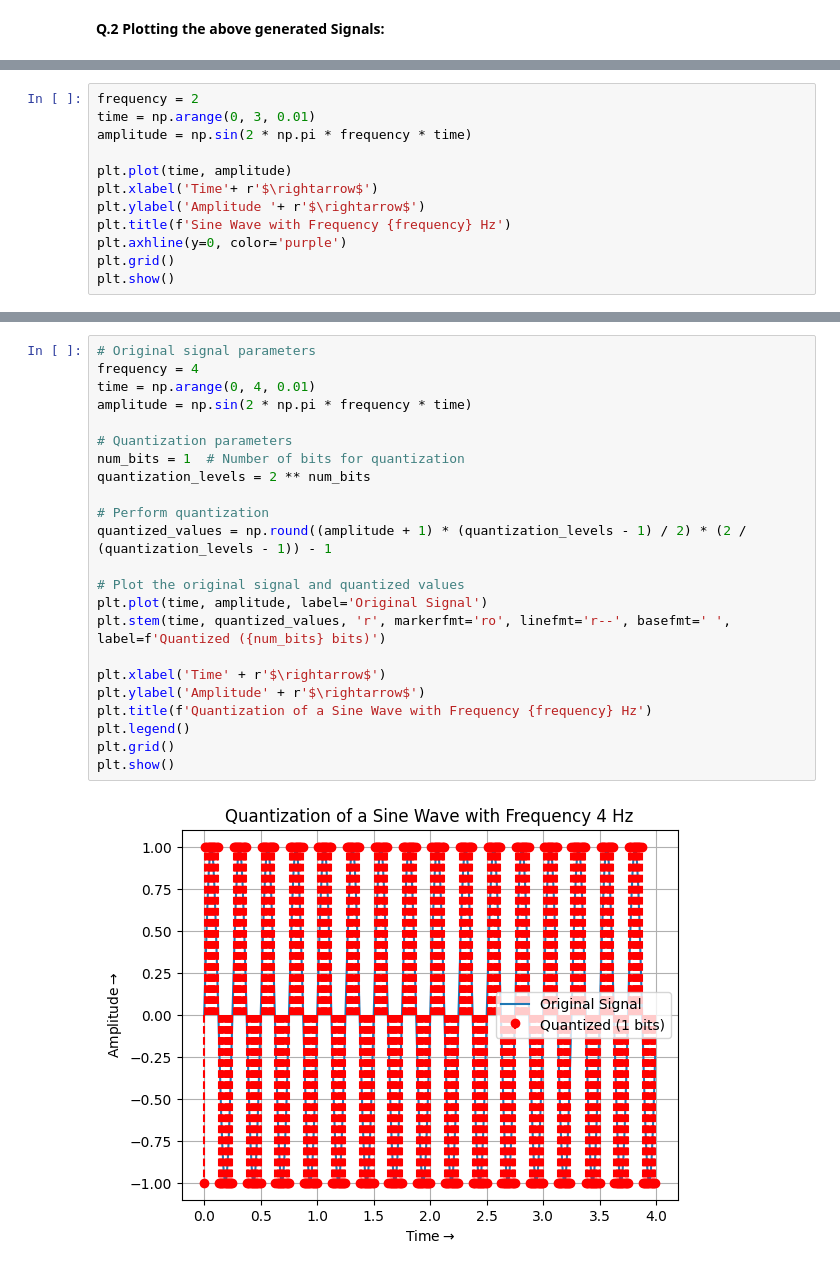
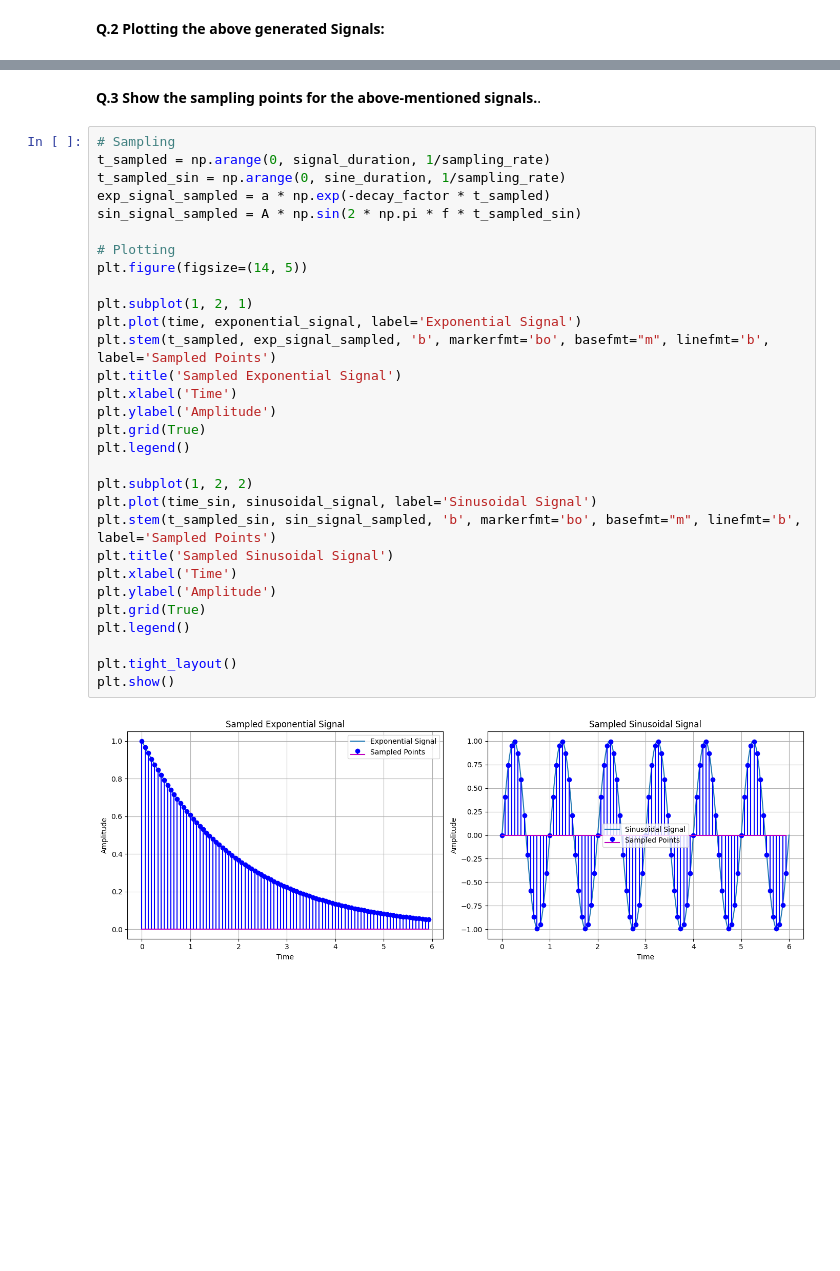
Before and after one commit to justsaumit/MCC, a Jupyter notebook: Lab01/Lab01-Sampling_and_Quantization.ipynb, the cells around one changed output, grey strips where cells are left out. Drawn from its saved outputs; the diff is of its cells as text; blank space fills up the shorter version.

```diff
--- a/Lab01/Lab01-Sampling_and_Quantization.ipynb
+++ b/Lab01/Lab01-Sampling_and_Quantization.ipynb
@@ -102,12 +79,0 @@ plt.show()
-# %%
-frequency = 2
-time = np.arange(0, 3, 0.01)
-amplitude = np.sin(2 * np.pi * frequency * time)
-
-plt.plot(time, amplitude)
-plt.xlabel('Time'+ r'$\rightarrow$')
-plt.ylabel('Amplitude '+ r'$\rightarrow$')
-plt.title(f'Sine Wave with Frequency {frequency} Hz')
-plt.axhline(y=0, color='purple')
-plt.grid()
-plt.show()
@@ -273,25 +80,34 @@ No artists with labels found to put in legend.  Note that artists whose label st
-# %%
-# Original signal parameters
-frequency = 4
-time = np.arange(0, 4, 0.01)
-amplitude = np.sin(2 * np.pi * frequency * time)
-
-# Quantization parameters
-num_bits = 1  # Number of bits for quantization
-quantization_levels = 2 ** num_bits
-
-# Perform quantization
-quantized_values = np.round((amplitude + 1) * (quantization_levels - 1) / 2) * (2 / (quantization_levels - 1)) - 1
-
-# Plot the original signal and quantized values
-plt.plot(time, amplitude, label='Original Signal')
-plt.stem(time, quantized_values, 'r', markerfmt='ro', linefmt='r--', basefmt=' ', label=f'Quantized ({num_bits} bits)')
-
-plt.xlabel('Time' + r'$\rightarrow$')
-plt.ylabel('Amplitude' + r'$\rightarrow$')
-plt.title(f'Quantization of a Sine Wave with Frequency {frequency} Hz')
-plt.legend()
-plt.grid()
-plt.show()
-# %% [output]
-[figure, removed]
+# %% [markdown]
+**Q.3 Show the sampling points for the above-mentioned signals.**.
+# %%
+# Sampling
+t_sampled = np.arange(0, signal_duration, 1/sampling_rate)
+t_sampled_sin = np.arange(0, sine_duration, 1/sampling_rate)
+exp_signal_sampled = a * np.exp(-decay_factor * t_sampled)
+sin_signal_sampled = A * np.sin(2 * np.pi * f * t_sampled_sin)
+
+# Plotting
+plt.figure(figsize=(14, 5))
+
+plt.subplot(1, 2, 1)
+plt.plot(time, exponential_signal, label='Exponential Signal')
+plt.stem(t_sampled, exp_signal_sampled, 'b', markerfmt='bo', basefmt="m", linefmt='b', label='Sampled Points')
+plt.title('Sampled Exponential Signal')
+plt.xlabel('Time')
+plt.ylabel('Amplitude')
+plt.grid(True)
+plt.legend()
+
+plt.subplot(1, 2, 2)
+plt.plot(time_sin, sinusoidal_signal, label='Sinusoidal Signal')
+plt.stem(t_sampled_sin, sin_signal_sampled, 'b', markerfmt='bo', basefmt="m", linefmt='b', label='Sampled Points')
+plt.title('Sampled Sinusoidal Signal')
+plt.xlabel('Time')
+plt.ylabel('Amplitude')
+plt.grid(True)
+plt.legend()
+
+plt.tight_layout()
+plt.show()
+# %% [output]
+[figure, added]
```
Also changed, not shown: parts of 15 cells of this notebook, 1 other file.
